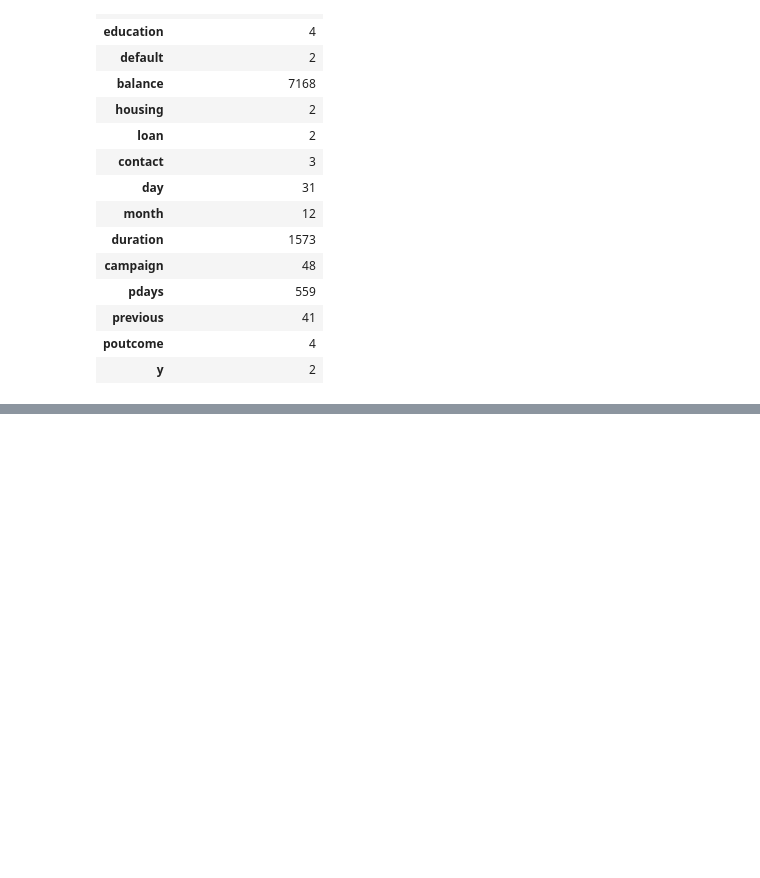
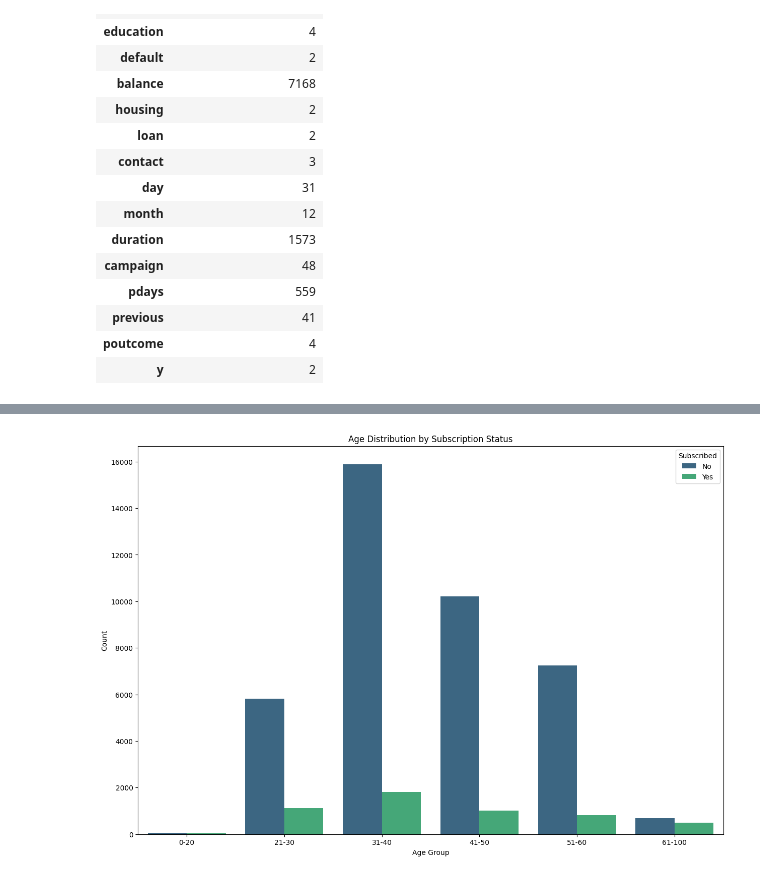
Before and after one commit to PrabhaviWKP/Machine-Learning, a Jupyter notebook: notebooks/2604CW.ipynb, the cells around one changed output, grey strips where cells are left out. Drawn from its saved outputs; the diff is of its cells as text; code cells hidden in the pictures; blank space fills up the shorter version.

```diff
--- a/notebooks/2604CW.ipynb
+++ b/notebooks/2604CW.ipynb
@@ -201,0 +187,11 @@ array(['no', 'yes'], dtype=object)
+# %%
+data['age_bin'] = pd.cut(data['age'], bins=[0, 20, 30, 40, 50, 60, 100], labels=['0-20', '21-30', '31-40', '41-50', '51-60', '61-100'])
+plt.figure(figsize=(15, 10))
+sns.countplot(x='age_bin', hue='y', data=data, palette='viridis')
+plt.title('Age Distribution by Subscription Status')
+plt.xlabel('Age Group')
+plt.ylabel('Count')
+plt.legend(title='Subscribed', labels=['No', 'Yes'])
+plt.show()
+# %% [output]
+[figure, added]
```
Also changed, not shown: parts of 18 cells of this notebook.
